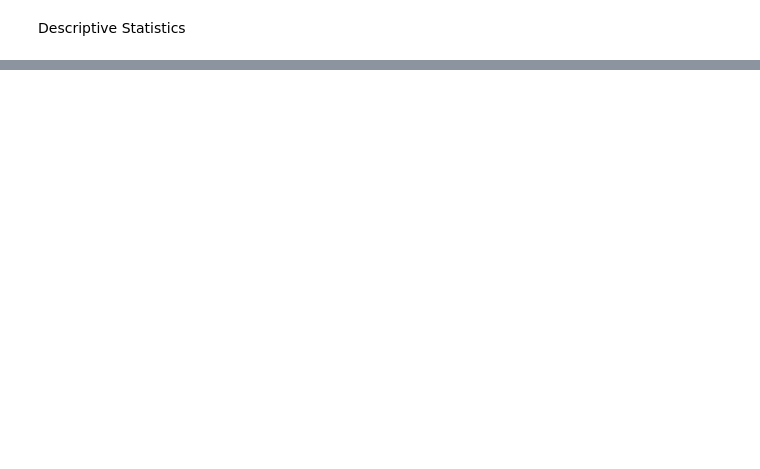
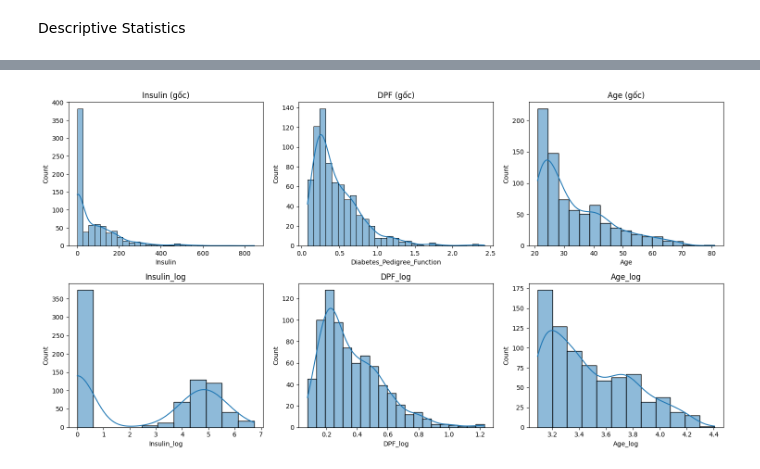
Before and after one commit to tranhoang2804/Capstone-Aptech, a Jupyter notebook: Capstone.ipynb, the cells around one changed output, grey strips where cells are left out. Drawn from its saved outputs; the diff is of its cells as text; code cells hidden in the pictures; blank space fills up the shorter version.

```diff
--- a/Capstone.ipynb
+++ b/Capstone.ipynb
@@ -166,2 +169,22 @@ Descriptive statistics of attributes in the Diabetes dataset
 | Age | 33.24 | 29.00 | 22.00 | 11.76 | 138.30 | 21.00 | 21.00 | 24.00 | 29.00 | 41.00 | 58.00 | ... |
 | Outcome | 0.35 | 0.00 | 0.00 | 0.48 | 0.23 | 0.00 | 0.00 | 0.00 | 0.00 | 1.00 | 1.00 | ... |
+# %%
+#Transformation Skewness >1
+df['Insulin_log'] = np.log1p(df['Insulin'])
+df['DPF_log'] = np.log1p(df['Diabetes_Pedigree_Function'])
+df['Age_log'] = np.log1p(df['Age'])
+# %%
+fig, axes = plt.subplots(2, 3, figsize=(15, 8))
+
+sns.histplot(df['Insulin'], ax=axes[0, 0], kde=True).set_title("Insulin (gốc)")
+sns.histplot(df['Diabetes_Pedigree_Function'], ax=axes[0, 1], kde=True).set_title("DPF (gốc)")
+sns.histplot(df['Age'], ax=axes[0, 2], kde=True).set_title("Age (gốc)")
+
+sns.histplot(df['Insulin_log'], ax=axes[1, 0], kde=True).set_title("Insulin_log")
+sns.histplot(df['DPF_log'], ax=axes[1, 1], kde=True).set_title("DPF_log")
+sns.histplot(df['Age_log'], ax=axes[1, 2], kde=True).set_title("Age_log")
+
+plt.tight_layout()
+plt.show()
+# %% [output]
+[figure, added]
```
Also changed, not shown: parts of 14 cells of this notebook.
